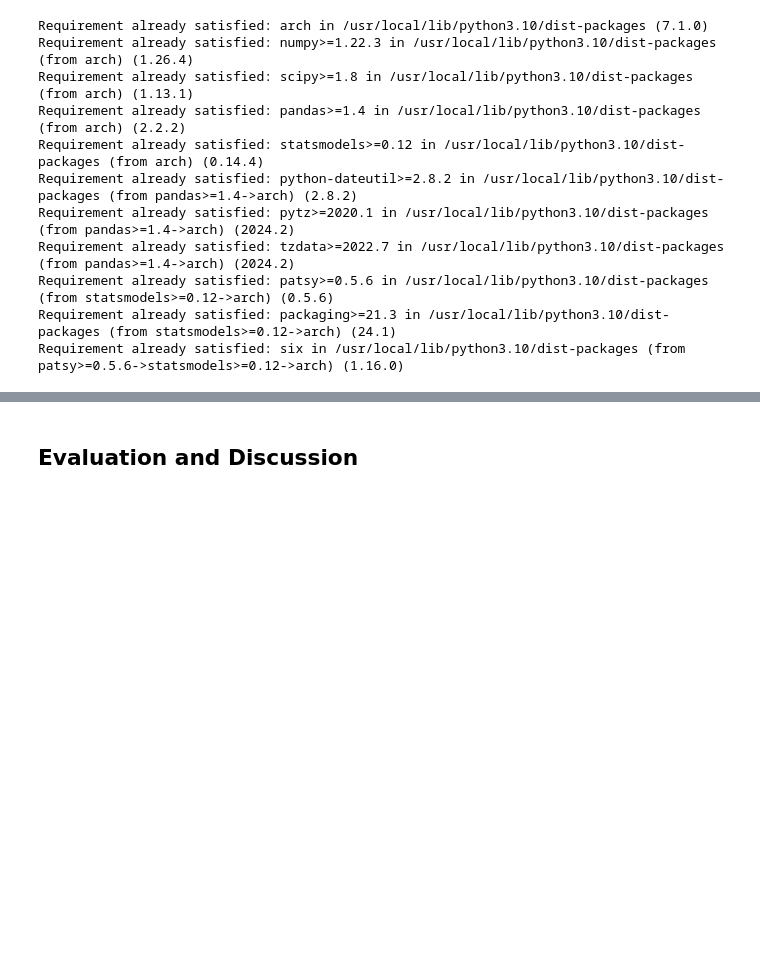
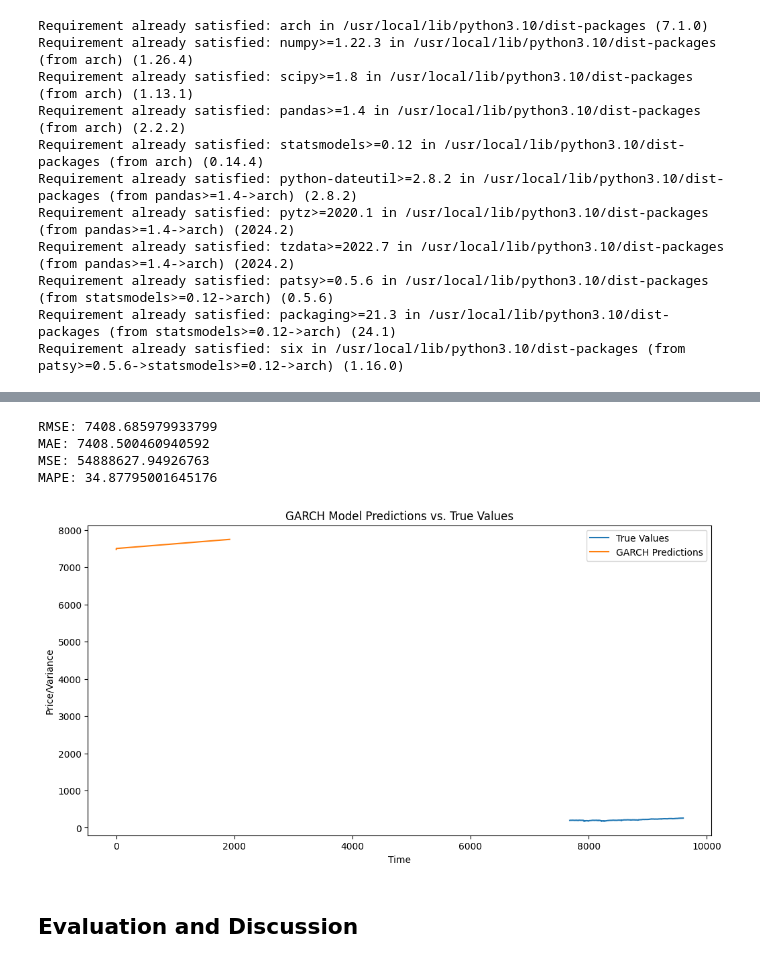
Before and after one commit to AdamChoong0095/NUS-Stock-Data, a Jupyter notebook: Stock_price_prediction.ipynb, the cells around one changed output, grey strips where cells are left out. Drawn from its saved outputs; the diff is of its cells as text; code cells hidden in the pictures; blank space fills up the shorter version.

```diff
--- a/Stock_price_prediction.ipynb
+++ b/Stock_price_prediction.ipynb
@@ -462,3 +599,30 @@ Requirement already satisfied: six in /usr/local/lib/python3.10/dist-packages (f
+# %%
+model = arch_model(sp500_train['Price'], vol='Garch', p=3, q=3)
+model_fit = model.fit(disp='off')
+forecasts = model_fit.forecast(horizon=len(sp500_test), reindex=False)
+predictions = forecasts.variance.iloc[0].values
+rmse = mean_squared_error(sp500_test['Price'], predictions, squared=False)
+mae = mean_absolute_error(sp500_test['Price'], predictions)
+mse = mean_squared_error(sp500_test['Price'], predictions)
+mape=mean_absolute_percentage_error(sp500_test['Price'], predictions)
+print(f'RMSE: {rmse}')
+print(f'MAE: {mae}')
+print(f'MSE: {mse}')
+print(f'MAPE: {mape}')
+plt.figure(figsize=(12, 6))
+plt.plot(sp500_test['Price'], label='True Values')
+plt.plot(predictions, label='GARCH Predictions')
+plt.title('GARCH Model Predictions vs. True Values')
+plt.xlabel('Time')
+plt.ylabel('Price/Variance')
+plt.legend()
+plt.show()
+# %% [output]
+RMSE: 7408.685979933799
+MAE: 7408.500460940592
+MSE: 54888627.94926763
+MAPE: 34.87795001645176
+[figure, added]
 # %% [markdown]
 ## Evaluation and Discussion
 # %% [markdown]
```
Also changed, not shown: parts of 7 cells of this notebook.
